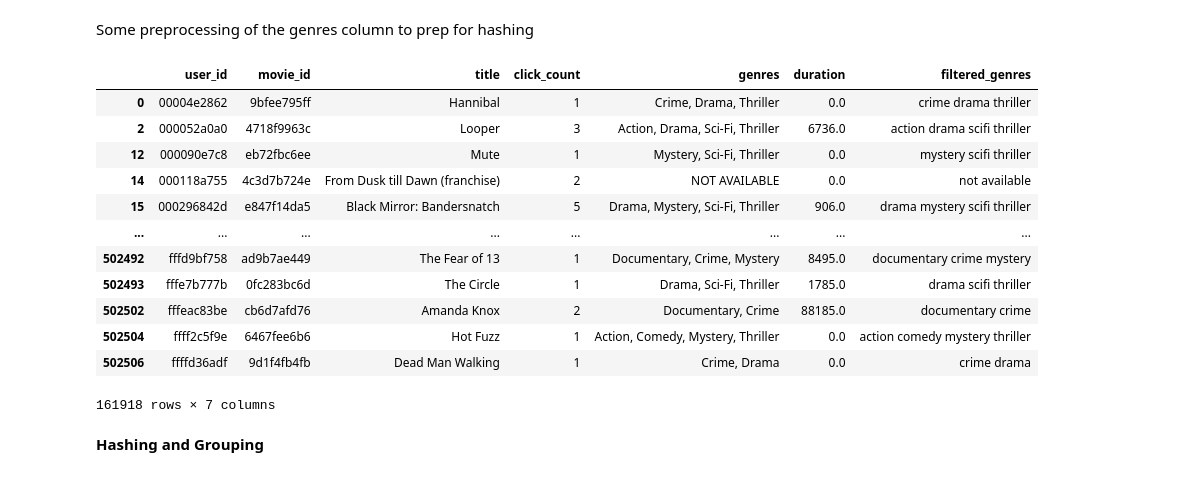
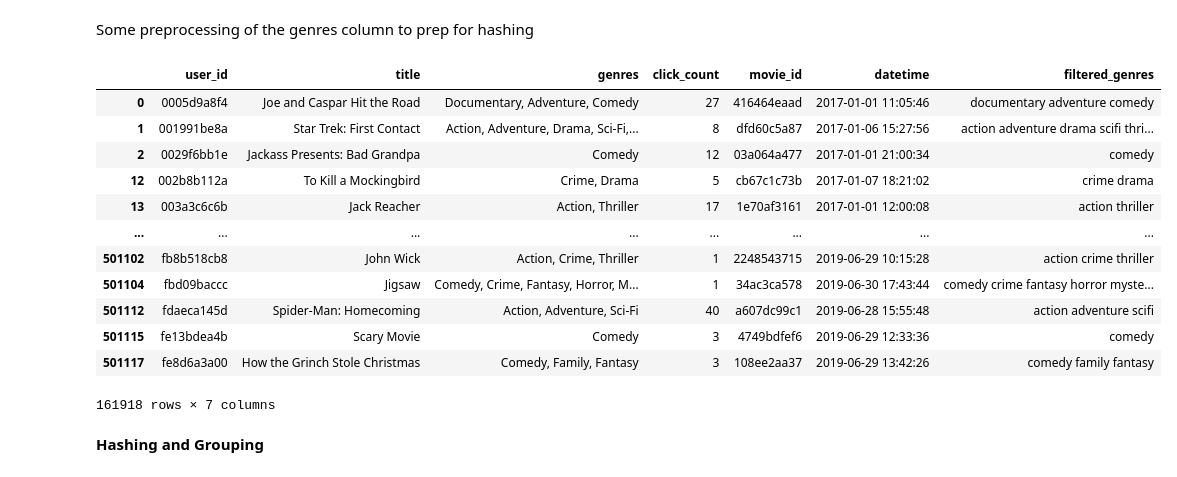
Before and after one commit to AmbarChatterjee/ADM_HW4_Group3, a Jupyter notebook: HW4_main.ipynb, the cells around one changed output. Drawn from its saved outputs; the diff is of its cells as text; code cells hidden in the pictures.

```diff
--- a/HW4_main.ipynb
+++ b/HW4_main.ipynb
@@ -69,0 +39,34 @@ top_movies_per_user
+# %%
+u_m = ['user_id', 'movie_id']
+
+# Break process into chunks, otherwise takes 15+ minutes to run
+chunk_size = 10000
+
+# Initialize empty "result" dataframe with columns
+top_movies = pd.DataFrame(columns=['user_id', 'title', 'genres', 'click_count', 'movie_id'])
+
+for chunk_start in range(0, len(moviesDF), chunk_size):
+    chunk_end = min(chunk_start + chunk_size, len(moviesDF))
+    chunk = moviesDF.iloc[chunk_start:chunk_end]   # to delimit chunk
+
+    # Group by 'user_id', 'movie_id', and count the clicks for the chunk
+    u_m_c = chunk.groupby(u_m).size().reset_index(name='click_count')
+
+    # Use nlargest to get the top 10 movies for each user in the chunk
+    top_mov_user = (
+        u_m_c.groupby('user_id', group_keys=False)
+        .apply(lambda group: group.nlargest(10, 'click_count'))
+        .reset_index(drop=True)
+    )
+
+    # Merge with original dataframe to get title and genre
+    result_chunk = pd.merge(top_mov_user, chunk[['movie_id', 'title', 'genres', 'datetime']], on='movie_id', how='left')
+
+    # Identify and aggregate genuine multiple clicks based on datetime
+    result_chunk['click_count'] = result_chunk.groupby(['user_id', 'movie_id', 'title', 'genres'])['click_count'].transform('sum')
+
+    # Drop duplicate rows
+    result_chunk = result_chunk.drop_duplicates(subset=['user_id', 'movie_id', 'title', 'genres', 'click_count'])
+
+    # Append chunk result to final result
+    top_movies = pd.concat([top_movies, result_chunk], ignore_index=True)
@@ -72,25 +91,27 @@ top_movies_per_user
 # %% [markdown]
 Some preprocessing of the genres column to prep for hashing
 # %%
-top_movies_per_user.sort_values(by = ['user_id','click_count'], ascending = False)
+top_movies.sort_values(by = ['user_id','click_count'], ascending = False)
+
+top_movies_per_user = top_movies
 top_movies_per_user['filtered_genres'] = top_movies_per_user['genres'].apply(lambda x: re.sub(r'[^\w\s]', '', x.lower()))
 
 
 top_movies_per_user = top_movies_per_user.drop_duplicates(subset = 'user_id')
 top_movies_per_user
 # %% [output]
-|  | user_id | movie_id | title | click_count | genres | duration | filtered_genres |
-| 0 | 00004e2862 | 9bfee795ff | Hannibal | 1 | Crime, Drama, Thriller | 0.0 | crime drama thriller |
-| 2 | 000052a0a0 | 4718f9963c | Looper | 3 | Action, Drama, Sci-Fi, Thriller | 6736.0 | action drama scifi thriller |
-| 12 | 000090e7c8 | eb72fbc6ee | Mute | 1 | Mystery, Sci-Fi, Thriller | 0.0 | mystery scifi thriller |
-| 14 | 000118a755 | 4c3d7b724e | From Dusk till Dawn (franchise) | 2 | NOT AVAILABLE | 0.0 | not available |
-| 15 | 000296842d | e847f14da5 | Black Mirror: Bandersnatch | 5 | Drama, Mystery, Sci-Fi, Thriller | 906.0 | drama mystery scifi thriller |
+|  | user_id | title | genres | click_count | movie_id | datetime | filtered_genres |
+| 0 | 0005d9a8f4 | Joe and Caspar Hit the Road | Documentary, Adventure, Comedy | 27 | 416464eaad | 2017-01-01 11:05:46 | documentary adventure comedy |
+| 1 | 001991be8a | Star Trek: First Contact | Action, Adventure, Drama, Sci-Fi,... | 8 | dfd60c5a87 | 2017-01-06 15:27:56 | action adventure drama scifi thri... |
+| 2 | 0029f6bb1e | Jackass Presents: Bad Grandpa | Comedy | 12 | 03a064a477 | 2017-01-01 21:00:34 | comedy |
+| 12 | 002b8b112a | To Kill a Mockingbird | Crime, Drama | 5 | cb67c1c73b | 2017-01-07 18:21:02 | crime drama |
+| 13 | 003a3c6c6b | Jack Reacher | Action, Thriller | 17 | 1e70af3161 | 2017-01-01 12:00:08 | action thriller |
 | ... | ... | ... | ... | ... | ... | ... | ... |
-| 502492 | fffd9bf758 | ad9b7ae449 | The Fear of 13 | 1 | Documentary, Crime, Mystery | 8495.0 | documentary crime mystery |
-| 502493 | fffe7b777b | 0fc283bc6d | The Circle | 1 | Drama, Sci-Fi, Thriller | 1785.0 | drama scifi thriller |
-| 502502 | fffeac83be | cb6d7afd76 | Amanda Knox | 2 | Documentary, Crime | 88185.0 | documentary crime |
-| 502504 | ffff2c5f9e | 6467fee6b6 | Hot Fuzz | 1 | Action, Comedy, Mystery, Thriller | 0.0 | action comedy mystery thriller |
-| 502506 | ffffd36adf | 9d1f4fb4fb | Dead Man Walking | 1 | Crime, Drama | 0.0 | crime drama |
+| 501102 | fb8b518cb8 | John Wick | Action, Crime, Thriller | 1 | 2248543715 | 2019-06-29 10:15:28 | action crime thriller |
+| 501104 | fbd09baccc | Jigsaw | Comedy, Crime, Fantasy, Horror, M... | 1 | 34ac3ca578 | 2019-06-30 17:43:44 | comedy crime fantasy horror myste... |
+| 501112 | fdaeca145d | Spider-Man: Homecoming | Action, Adventure, Sci-Fi | 40 | a607dc99c1 | 2019-06-28 15:55:48 | action adventure scifi |
+| 501115 | fe13bdea4b | Scary Movie | Comedy | 3 | 4749bdfef6 | 2019-06-29 12:33:36 | comedy |
+| 501117 | fe8d6a3a00 | How the Grinch Stole Christmas | Comedy, Family, Fantasy | 3 | 108ee2aa37 | 2019-06-29 13:42:26 | comedy family fantasy |
 161918 rows × 7 columns
 # %% [markdown]
 **Hashing and Grouping**
```
Also changed, not shown: parts of 6 cells of this notebook.
